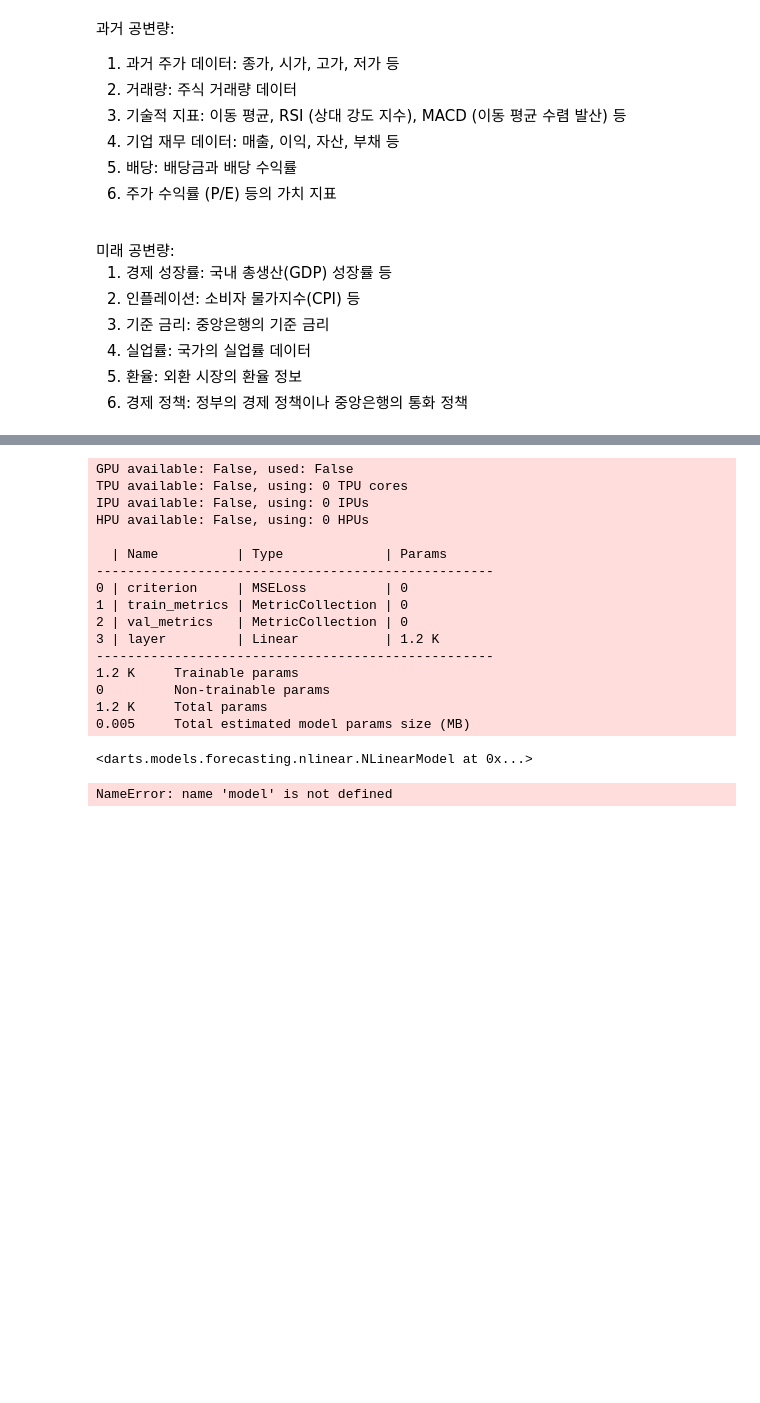
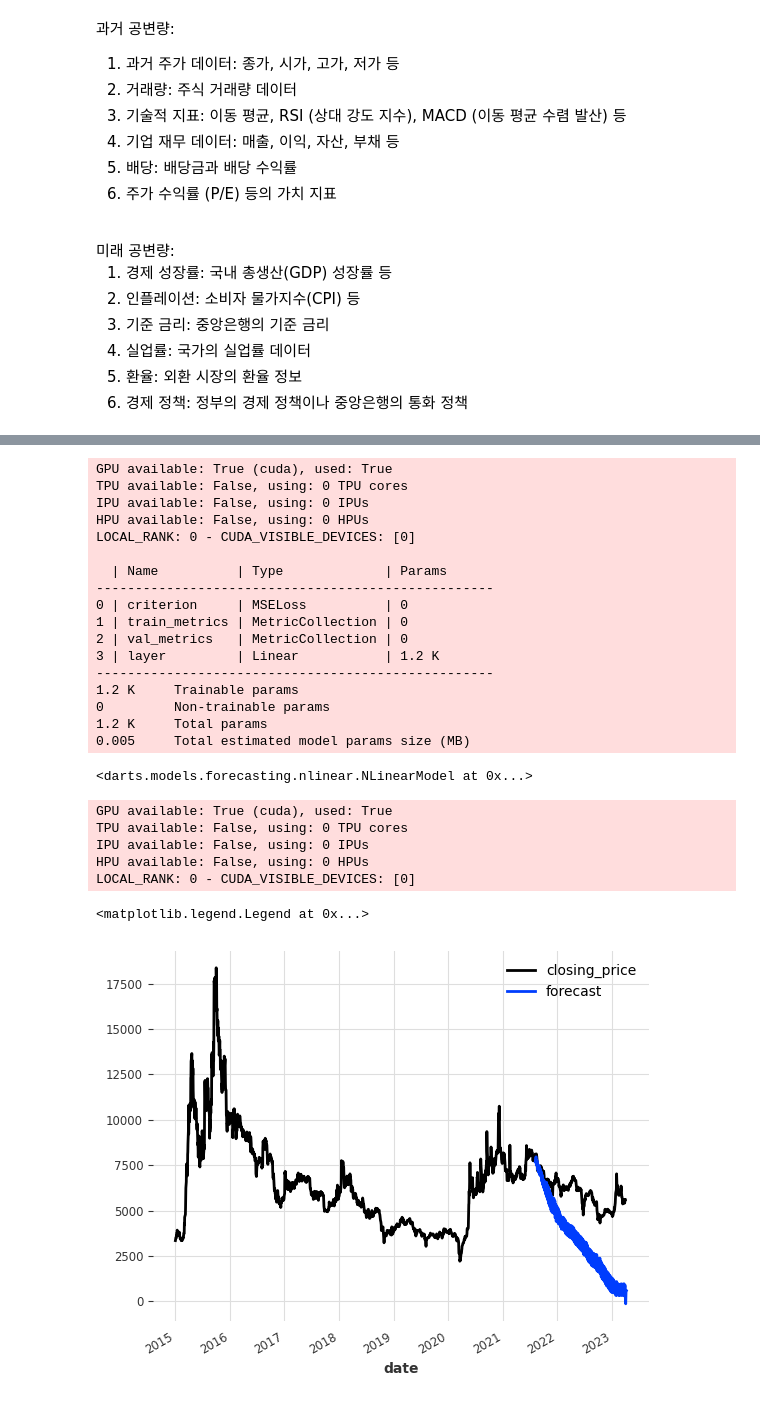
Before and after one commit to ghjk0498/timeseries_predict, a Jupyter notebook: predict-stock-price.ipynb, the cells around one changed output, grey strips where cells are left out. Saved outputs shown, nothing was run; the diff lists cells and outputs as text; code cells hidden in the pictures; blank space fills up the shorter version.

```diff
--- a/predict-stock-price.ipynb
+++ b/predict-stock-price.ipynb
@@ -284,33 +405,17 @@ KeyboardInterrupt:
 # %%
-logger = TensorBoardLogger('logs', name='stock')
-
-# A TorchMetric or val_loss can be used as the monitor
-torch_metrics = MetricCollection([MeanAbsoluteError(), MeanSquaredError()])
-
-# Early stop callback
-my_stopper = EarlyStopping(
-    monitor="val_MeanAbsoluteError",  # "val_loss",
-    patience=5,
-    min_delta=0.05,
-    mode='min',
-)
-pl_trainer_kwargs = {"callbacks": [my_stopper], "logger": logger}
-
-model = NLinearModel(input_chunk_length=20, output_chunk_length=5, n_epochs=10, random_state=42,
-                        torch_metrics=torch_metrics,
-                        pl_trainer_kwargs=pl_trainer_kwargs)
-model.fit(list_train_series_scaled,
-            past_covariates=list_train_scaled_past_cov,
-            # future_covariates=list_train_scaled_future_cov
-            val_series=list_val_series_scaled,
-            val_past_covariates=list_val_scaled_past_cov,
-            # val_future_covariates=list_val_scaled_future_cov
-            )
+# model.fit(list_train_series_scaled,
+#             past_covariates=list_train_scaled_past_cov,
+#             # future_covariates=list_train_scaled_future_cov
+#             val_series=list_val_series_scaled,
+#             val_past_covariates=list_val_scaled_past_cov,
+#             # val_future_covariates=list_val_scaled_future_cov
+#             )
 # %% [output]
-GPU available: False, used: False
+GPU available: True (cuda), used: True
 TPU available: False, using: 0 TPU cores
 IPU available: False, using: 0 IPUs
 HPU available: False, using: 0 HPUs
+LOCAL_RANK: 0 - CUDA_VISIBLE_DEVICES: [0]
 
   | Name          | Type             | Params
 ---------------------------------------------------
@@ -331,18 +452,24 @@ if not os.path.exists('model'):
 model.save(model_path)
 model_loaded = NLinearModel.load(model_path)
 # %%
-i = 0
+i = 2
 predicted_series_scaled = model.predict(n=len(list_val_series_scaled[i])+5,
                                         series=list_train_series_scaled[i],
                                         past_covariates=list_scaled_past_cov[i],
                                         # future_covariates=list_scaled_future_cov[i],
                                         )
 prediction = list_scaler[i].inverse_transform(predicted_series_scaled)
 list_stock_timeseries[i].plot()
 prediction.plot(label="forecast")
 plt.legend()
 # %% [output]
-NameError: name 'model' is not defined
+GPU available: True (cuda), used: True
+TPU available: False, using: 0 TPU cores
+IPU available: False, using: 0 IPUs
+HPU available: False, using: 0 HPUs
+LOCAL_RANK: 0 - CUDA_VISIBLE_DEVICES: [0]
+<matplotlib.legend.Legend at 0x...>
+[figure, added]
 # %%
 i = 11
 predicted_series_scaled = model.predict(n=len(list_val_series_scaled[i])+5,
```
Also changed, not shown: parts of 8 cells of this notebook.
